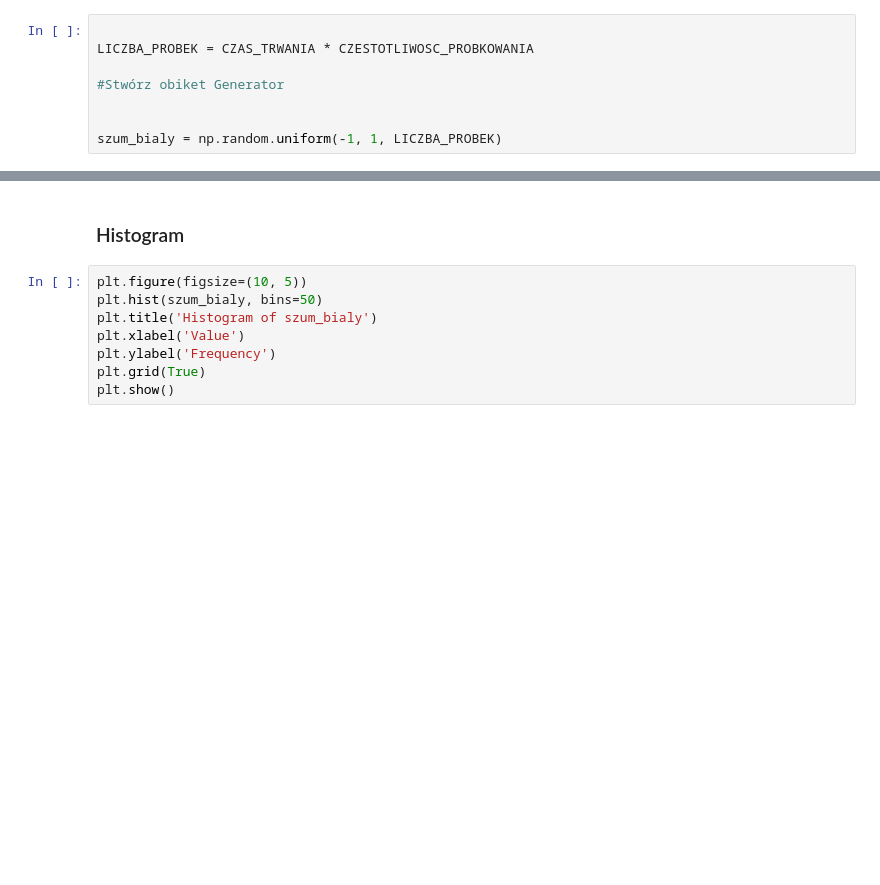
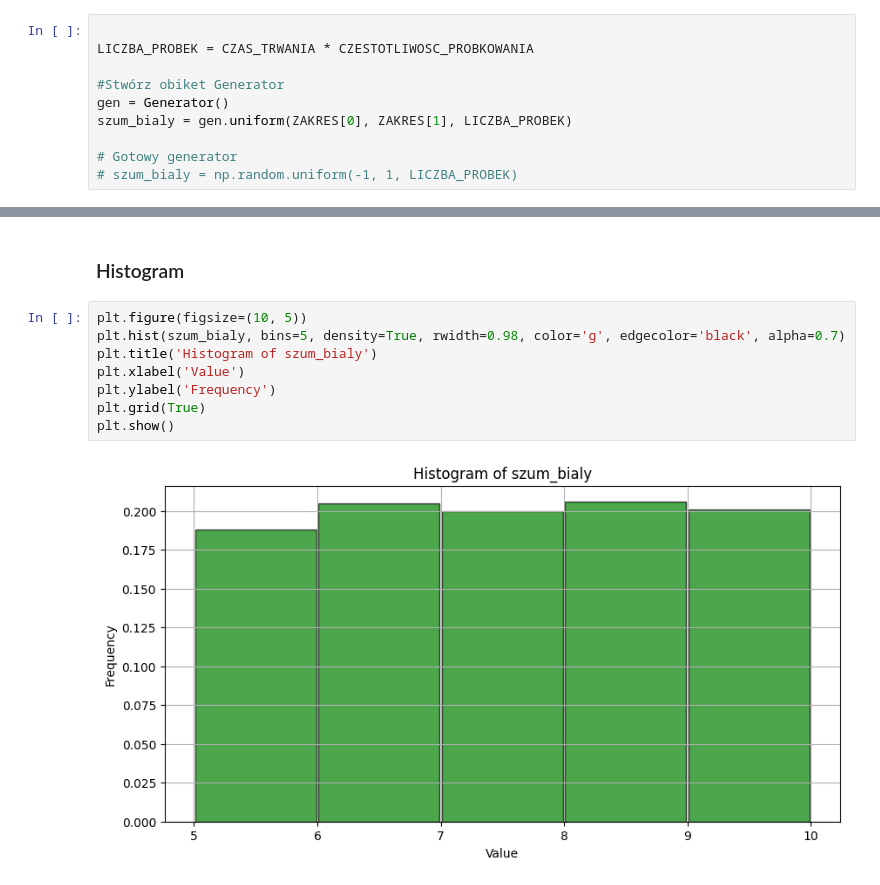
Before and after one commit to mbrunka/stochastyka-white-noise, a Jupyter notebook: main.ipynb, the cells around one changed output, grey strips where cells are left out. Cells and saved outputs as stored; diff of their text form; blank space fills up the shorter version.

```diff
--- a/main.ipynb
+++ b/main.ipynb
@@ -26,9 +27,11 @@ ZAKRES = (5, 10) # Liczby rzeczywiste
 LICZBA_PROBEK = CZAS_TRWANIA * CZESTOTLIWOSC_PROBKOWANIA
 
 #Stwórz obiket Generator
+gen = Generator()
+szum_bialy = gen.uniform(ZAKRES[0], ZAKRES[1], LICZBA_PROBEK)
 
-
-szum_bialy = np.random.uniform(-1, 1, LICZBA_PROBEK)
+# Gotowy generator
+# szum_bialy = np.random.uniform(-1, 1, LICZBA_PROBEK)
 # %% [markdown]
 ### Wykresy
 
@@ -62,9 +69,11 @@ plt.show()
 ### Histogram
 # %%
 plt.figure(figsize=(10, 5))
-plt.hist(szum_bialy, bins=50)
+plt.hist(szum_bialy, bins=5, density=True, rwidth=0.98, color='g', edgecolor='black', alpha=0.7)
 plt.title('Histogram of szum_bialy')
 plt.xlabel('Value')
 plt.ylabel('Frequency')
 plt.grid(True)
 plt.show()
+# %% [output]
+[figure, added]
```
Also changed, not shown: parts of 7 cells of this notebook.
